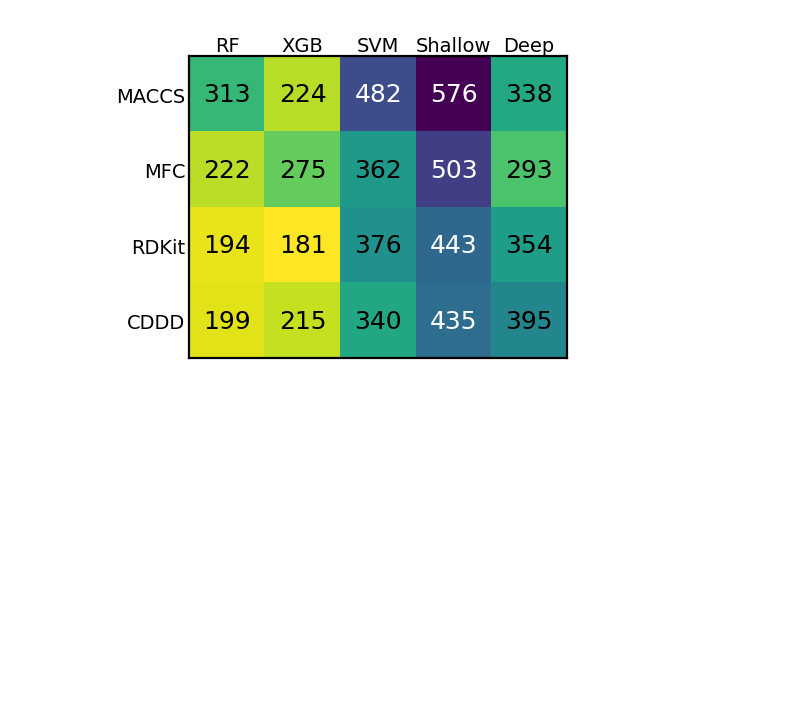
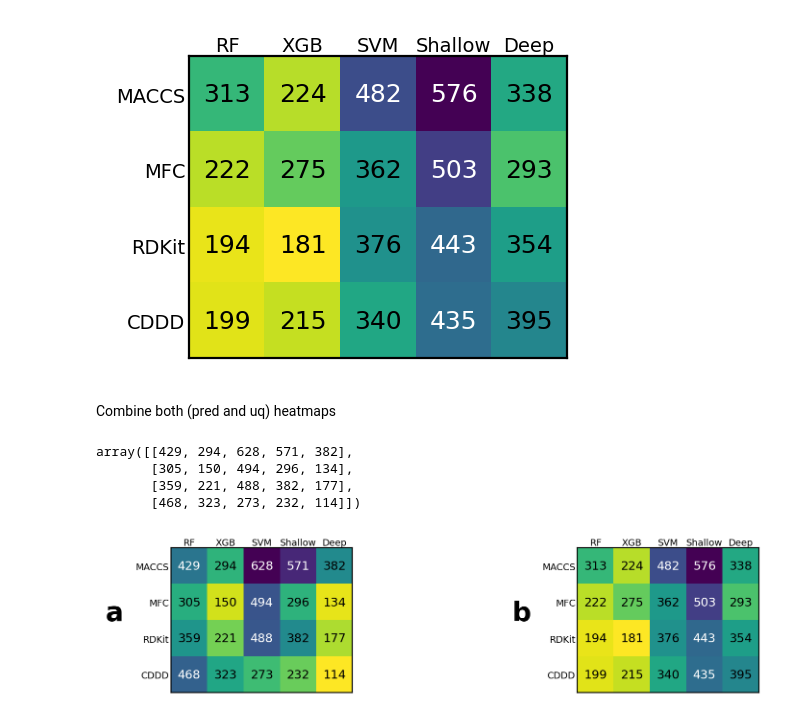
Before and after one commit to ThomasDutschmann/ensemble_uncertainties, a Jupyter notebook: publication/notebooks/results_analysis/complete_ensemble_performances/examine_uncertainty_performances.ipynb, the cells around one changed output. Saved outputs shown, nothing was run; the diff lists cells and outputs as text; code cells hidden in the pictures; blank space fills up the shorter version.

```diff
--- a/publication/notebooks/results_analysis/complete_ensemble_performances/examine_uncertainty_performances.ipynb
+++ b/publication/notebooks/results_analysis/complete_ensemble_performances/examine_uncertainty_performances.ipynb
@@ -577,3 +577,45 @@ plt.savefig(PLOT_FOLDER+'summaries/rho_rank_sums.pdf', bbox_inches='tight', pad_
 plt.show()
 # %% [output]
 [figure]
+# %% [markdown]
+Combine both (pred and uq) heatmaps
+# %%
+# Collect
+
+predictive_performances = dict()
+
+for dataset_name in dataset_names:
+    df = load_evaluation_matrix(dataset_name, evaluation='predictive')
+    predictive_performances[dataset_name] = df
+
+
+pred_rank_sums = np.zeros((4, 5), dtype=int)
+
+for dataset_name in dataset_names:
+    order = predictive_performances[dataset_name].reshape((-1)).argsort()[::-1]
+    ranks = order.argsort() + 1
+    pred_rank_sums += ranks.reshape((4, 5))
+
+pred_rank_sums
+# %% [output]
+array([[429, 294, 628, 571, 382],
+       [305, 150, 494, 296, 134],
+       [359, 221, 488, 382, 177],
+       [468, 323, 273, 232, 114]])
+# %%
+# Plot
+
+fig, (ax1, ax2) = plt.subplots(1, 2, figsize=(10, 2))
+
+im = heatmap(pred_rank_sums, descriptor_names, algorithm_names, ax=ax1, cmap='viridis_r', cbarlabel=None)
+texts = annotate_heatmap(im, valfmt="{x}", inverse=True, threshold=400)
+ax1.text(-2.3, 1.5, 'a', fontsize=20, weight='bold', zorder=100000)
+
+im = heatmap(rank_sums, descriptor_names, algorithm_names, ax=ax2, cmap='viridis_r', cbarlabel=None)
+texts = annotate_heatmap(im, valfmt="{x}", inverse=True, threshold=400)
+ax2.text(-2.3, 1.5, 'b', fontsize=20, weight='bold', zorder=100000)
+
+plt.savefig(PLOT_FOLDER+'summaries/r2_and_rho_rank_sums.pdf', bbox_inches='tight', pad_inches=0.0)
+plt.show()
+# %% [output]
+[figure, added]
```
Also changed, not shown: 8 other files.
